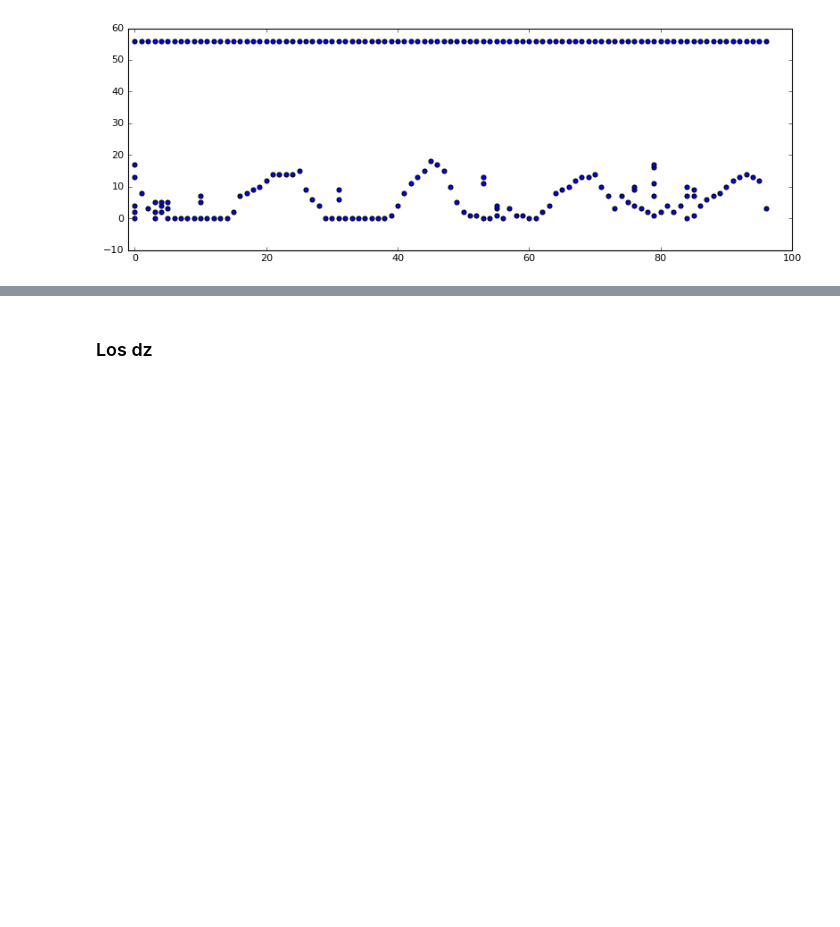
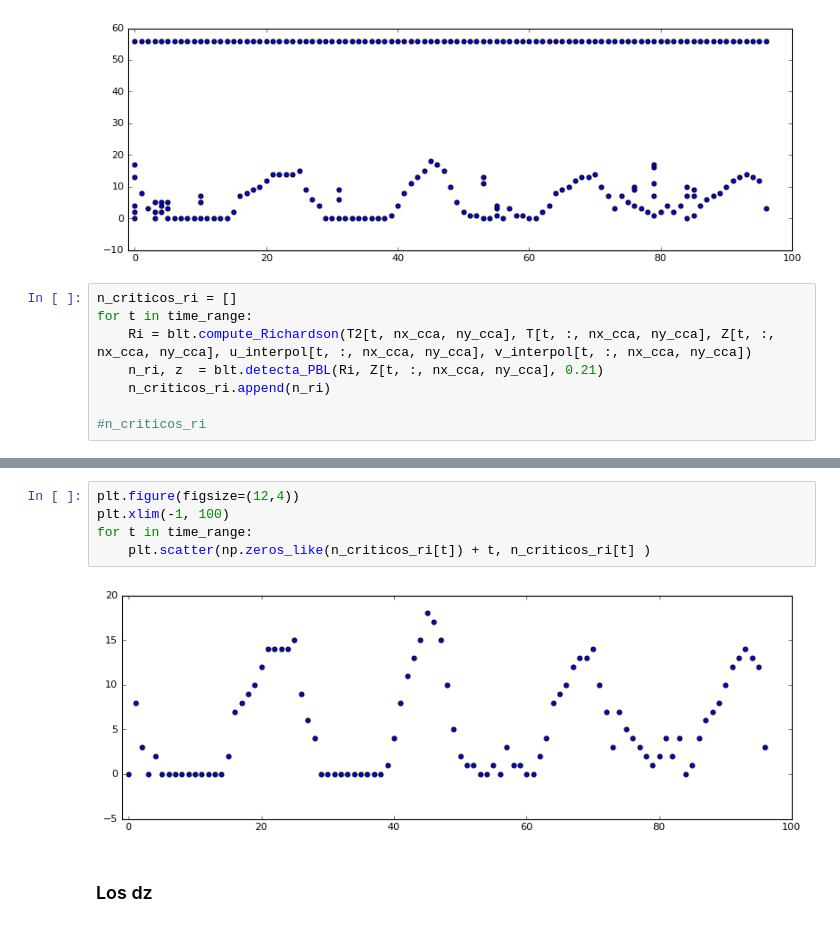
Before and after one commit to cpierard/capa_limite_WRF, a Jupyter notebook: Grafica_1_1.ipynb, the cells around one changed output, grey strips where cells are left out. Drawn from its saved outputs; the diff is of its cells as text; blank space fills up the shorter version.

```diff
--- a/Grafica_1_1.ipynb
+++ b/Grafica_1_1.ipynb
@@ -210,3 +227,11 @@ for t in time_range:
     plt.scatter(np.zeros_like(n_criticos_ri[t]) + t, n_criticos_ri[t] )
 # %% [output]
 [figure]
+# %%
+n_criticos_ri = []
+for t in time_range:
+    Ri = blt.compute_Richardson(T2[t, nx_cca, ny_cca], T[t, :, nx_cca, ny_cca], Z[t, :, nx_cca, ny_cca], u_interpol[t, :, nx_cca, ny_cca], v_interpol[t, :, nx_cca, ny_cca])
+    n_ri, z  = blt.detecta_PBL(Ri, Z[t, :, nx_cca, ny_cca], 0.21)
+    n_criticos_ri.append(n_ri)
+
+#n_criticos_ri
@@ -213,3 +256,10 @@ for t in time_range:
+# %%
+plt.figure(figsize=(12,4))
+plt.xlim(-1, 100)
+for t in time_range:
+    plt.scatter(np.zeros_like(n_criticos_ri[t]) + t, n_criticos_ri[t] )
+# %% [output]
+[figure, added]
 # %% [markdown]
 ### Los dz
 # %%
```
Also changed, not shown: parts of 2 cells of this notebook, 3 other files.
